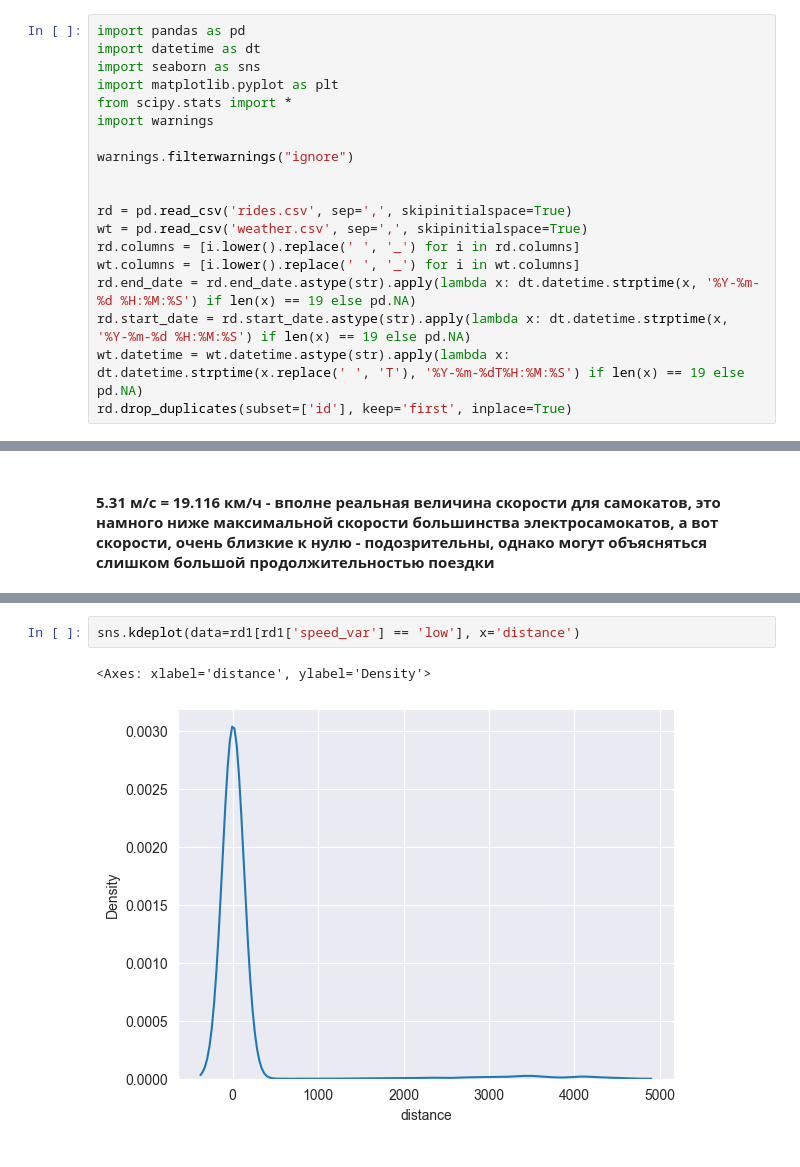
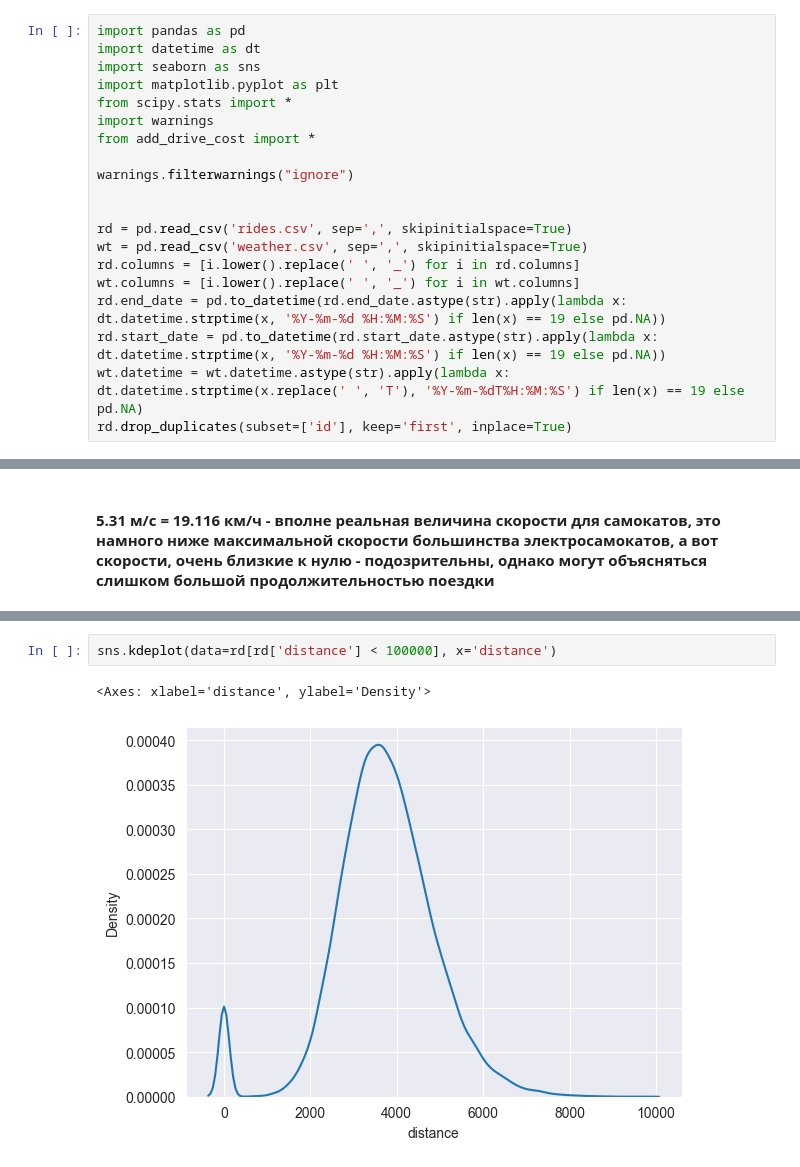
Before and after one commit to alexhronov/analiz_samokatov, a Jupyter notebook: sample.ipynb, the cells around one changed output, grey strips where cells are left out. Saved outputs shown, nothing was run; the diff lists cells and outputs as text.

```diff
--- a/sample.ipynb
+++ b/sample.ipynb
@@ -5,6 +9,7 @@ import seaborn as sns
 import matplotlib.pyplot as plt
 from scipy.stats import *
 import warnings
+from add_drive_cost import *
 
 warnings.filterwarnings("ignore")
 
@@ -13,8 +18,8 @@ rd = pd.read_csv('rides.csv', sep=',', skipinitialspace=True)
 wt = pd.read_csv('weather.csv', sep=',', skipinitialspace=True)
 rd.columns = [i.lower().replace(' ', '_') for i in rd.columns]
 wt.columns = [i.lower().replace(' ', '_') for i in wt.columns]
-rd.end_date = rd.end_date.astype(str).apply(lambda x: dt.datetime.strptime(x, '%Y-%m-%d %H:%M:%S') if len(x) == 19 else pd.NA)
-rd.start_date = rd.start_date.astype(str).apply(lambda x: dt.datetime.strptime(x, '%Y-%m-%d %H:%M:%S') if len(x) == 19 else pd.NA)
+rd.end_date = pd.to_datetime(rd.end_date.astype(str).apply(lambda x: dt.datetime.strptime(x, '%Y-%m-%d %H:%M:%S') if len(x) == 19 else pd.NA))
+rd.start_date = pd.to_datetime(rd.start_date.astype(str).apply(lambda x: dt.datetime.strptime(x, '%Y-%m-%d %H:%M:%S') if len(x) == 19 else pd.NA))
 wt.datetime = wt.datetime.astype(str).apply(lambda x: dt.datetime.strptime(x.replace(' ', 'T'), '%Y-%m-%dT%H:%M:%S') if len(x) == 19 else pd.NA)
 rd.drop_duplicates(subset=['id'], keep='first', inplace=True)
 # %%
@@ -135,5 +119,5 @@ rd1[rd1['speed_var'] == 'low']
-# %%
-sns.kdeplot(data=rd1[rd1['speed_var'] == 'low'], x='distance')
-# %% [output]
-<Axes: xlabel='distance', ylabel='Density'>
-[figure, removed]
+# %%
+sns.kdeplot(data=rd[rd['distance'] < 100000], x='distance')
+# %% [output]
+<Axes: xlabel='distance', ylabel='Density'>
+[figure, added]
```
Also changed, not shown: parts of 16 cells of this notebook, 3 other files.
